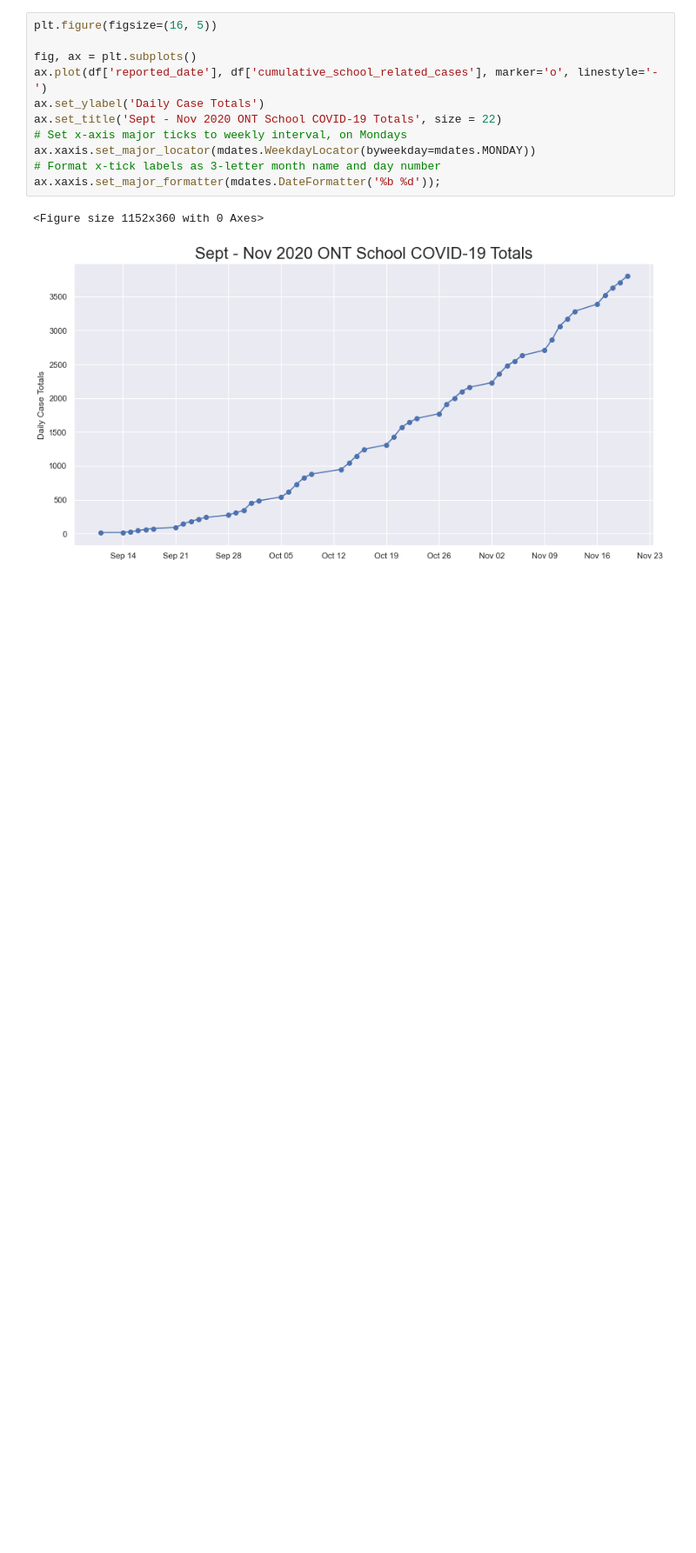
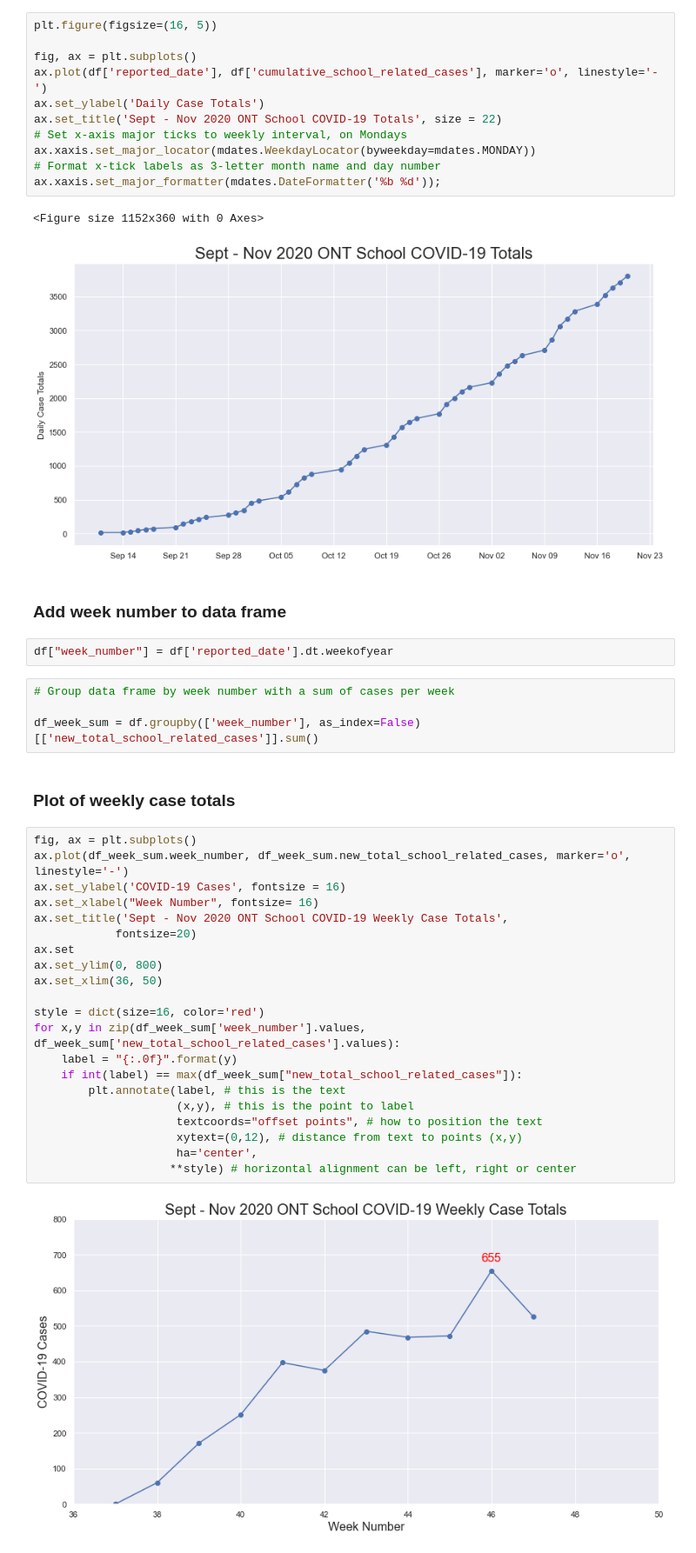
Before and after one commit to Peterstangolis/ontario_schools_covid19_analysis, a Jupyter notebook: ont_school_covid19_analysis_201.ipynb, the cells around one changed output. Shown at 87% size. Cells and saved outputs as stored; diff of their text form; blank space fills up the shorter version.

Commit message:
added a few more graphs

```diff
--- a/ont_school_covid19_analysis_201.ipynb
+++ b/ont_school_covid19_analysis_201.ipynb
@@ -148,3 +148,36 @@ ax.xaxis.set_major_formatter(mdates.DateFormatter('%b %d'));
 # %% [output]
 <Figure size 1152x360 with 0 Axes>
 [figure]
+# %% [markdown]
+### Add week number to data frame
+# %%
+df["week_number"] = df['reported_date'].dt.weekofyear
+# %%
+# Group data frame by week number with a sum of cases per week
+
+df_week_sum = df.groupby(['week_number'], as_index=False)[['new_total_school_related_cases']].sum()
+# %% [markdown]
+### Plot of weekly case totals
+# %%
+fig, ax = plt.subplots()
+ax.plot(df_week_sum.week_number, df_week_sum.new_total_school_related_cases, marker='o', linestyle='-')
+ax.set_ylabel('COVID-19 Cases', fontsize = 16)
+ax.set_xlabel("Week Number", fontsize= 16)
+ax.set_title('Sept - Nov 2020 ONT School COVID-19 Weekly Case Totals',
+            fontsize=20)
+ax.set
+ax.set_ylim(0, 800)
+ax.set_xlim(36, 50)
+
+style = dict(size=16, color='red')
+for x,y in zip(df_week_sum['week_number'].values, df_week_sum['new_total_school_related_cases'].values):
+    label = "{:.0f}".format(y)
+    if int(label) == max(df_week_sum["new_total_school_related_cases"]):
+        plt.annotate(label, # this is the text
+                     (x,y), # this is the point to label
+                     textcoords="offset points", # how to position the text
+                     xytext=(0,12), # distance from text to points (x,y)
+                     ha='center',
+                    **style) # horizontal alignment can be left, right or center
+# %% [output]
+[figure, added]
```
Also changed, not shown: parts of 7 cells of this notebook.
